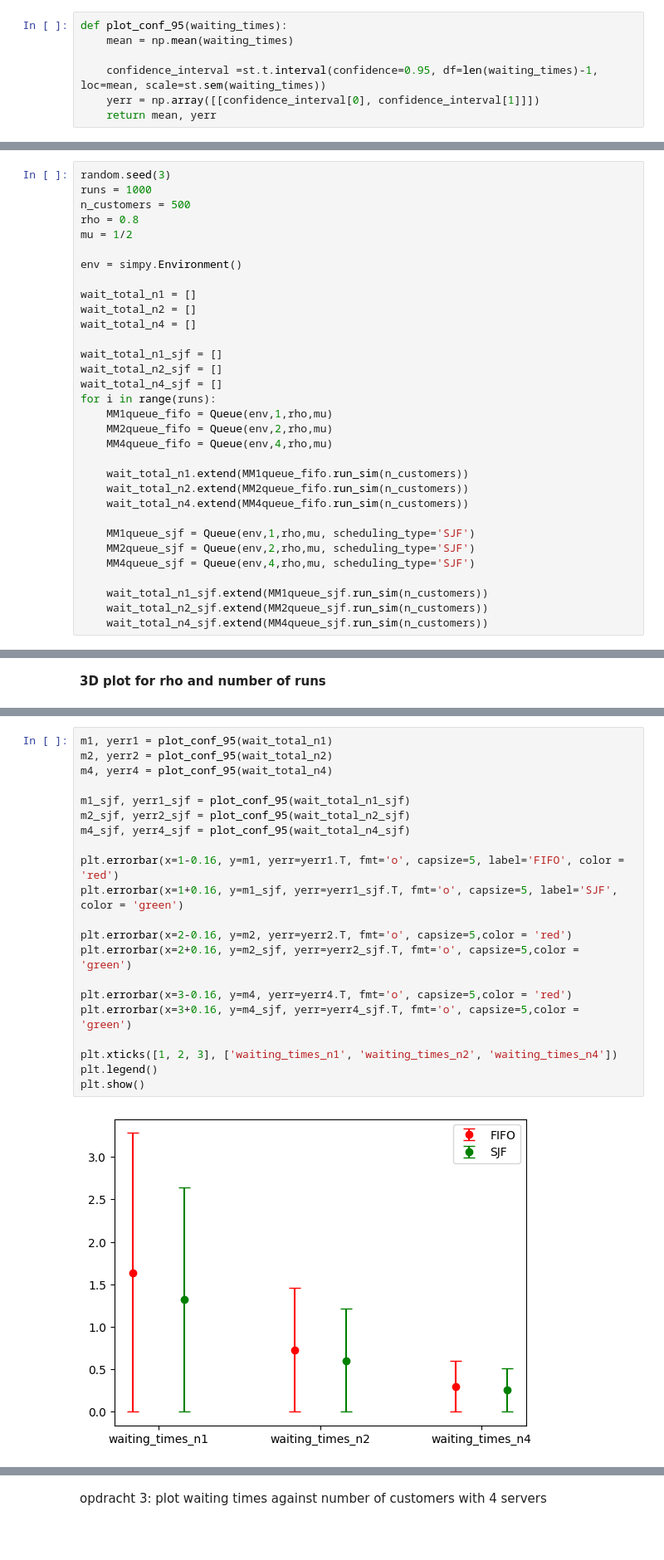
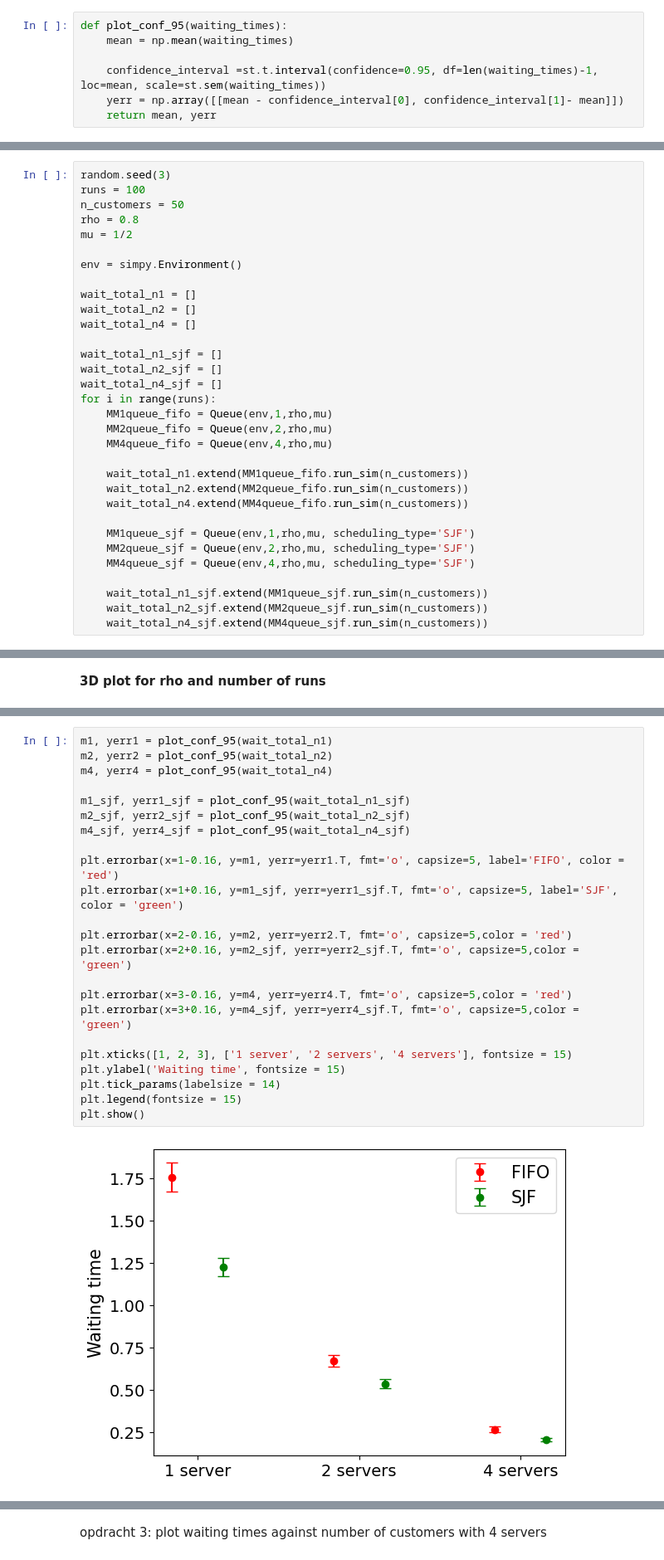
Before and after one commit to LoesBijman/stochastic_2, a Jupyter notebook: assignment_2.ipynb, the cells around one changed output, grey strips where cells are left out. Shown at 83% size. Saved outputs shown, nothing was run; the diff lists cells and outputs as text; blank space fills up the shorter version.

Commit message:
some plots <3

```diff
--- a/assignment_2.ipynb
+++ b/assignment_2.ipynb
@@ -80,6 +80,6 @@ def plot_conf_95(waiting_times):
     mean = np.mean(waiting_times)
 
     confidence_interval =st.t.interval(confidence=0.95, df=len(waiting_times)-1, loc=mean, scale=st.sem(waiting_times))
-    yerr = np.array([[confidence_interval[0], confidence_interval[1]]])
+    yerr = np.array([[mean - confidence_interval[0], confidence_interval[1]- mean]])
     return mean, yerr
 # %% [markdown]
@@ -87,7 +87,7 @@ def plot_conf_95(waiting_times):
 # %%
 random.seed(3)
-runs = 1000
-n_customers = 500
+runs = 100
+n_customers = 50
 rho = 0.8
 mu = 1/2
 
@@ -264,25 +274,27 @@ plt.show()
 # %%
 m1, yerr1 = plot_conf_95(wait_total_n1)
 m2, yerr2 = plot_conf_95(wait_total_n2)
 m4, yerr4 = plot_conf_95(wait_total_n4)
 
 m1_sjf, yerr1_sjf = plot_conf_95(wait_total_n1_sjf)
 m2_sjf, yerr2_sjf = plot_conf_95(wait_total_n2_sjf)
 m4_sjf, yerr4_sjf = plot_conf_95(wait_total_n4_sjf)
 
 plt.errorbar(x=1-0.16, y=m1, yerr=yerr1.T, fmt='o', capsize=5, label='FIFO', color = 'red')
 plt.errorbar(x=1+0.16, y=m1_sjf, yerr=yerr1_sjf.T, fmt='o', capsize=5, label='SJF', color = 'green')
 
 plt.errorbar(x=2-0.16, y=m2, yerr=yerr2.T, fmt='o', capsize=5,color = 'red')
 plt.errorbar(x=2+0.16, y=m2_sjf, yerr=yerr2_sjf.T, fmt='o', capsize=5,color = 'green')
 
 plt.errorbar(x=3-0.16, y=m4, yerr=yerr4.T, fmt='o', capsize=5,color = 'red')
 plt.errorbar(x=3+0.16, y=m4_sjf, yerr=yerr4_sjf.T, fmt='o', capsize=5,color = 'green')
 
-plt.xticks([1, 2, 3], ['waiting_times_n1', 'waiting_times_n2', 'waiting_times_n4'])
-plt.legend()
+plt.xticks([1, 2, 3], ['1 server', '2 servers', '4 servers'], fontsize = 15)
+plt.ylabel('Waiting time', fontsize = 15)
+plt.tick_params(labelsize = 14)
+plt.legend(fontsize = 15)
 plt.show()
 # %% [output]
-[figure, old version]
+[figure, new version]
 # %%
 print(f"For a queue with in total {n_customers} people that get in the queue with system load {rho} for {runs} days:")
```
Also changed, not shown: parts of 8 cells of this notebook, 2 other files.
